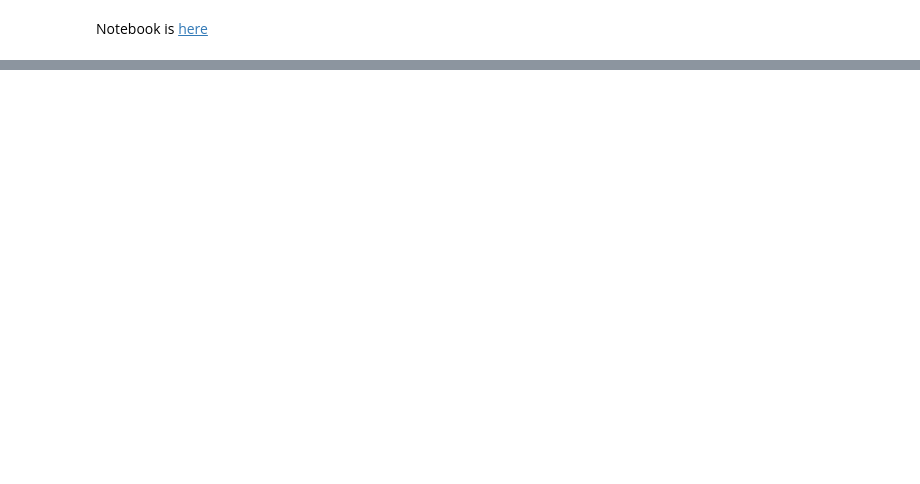
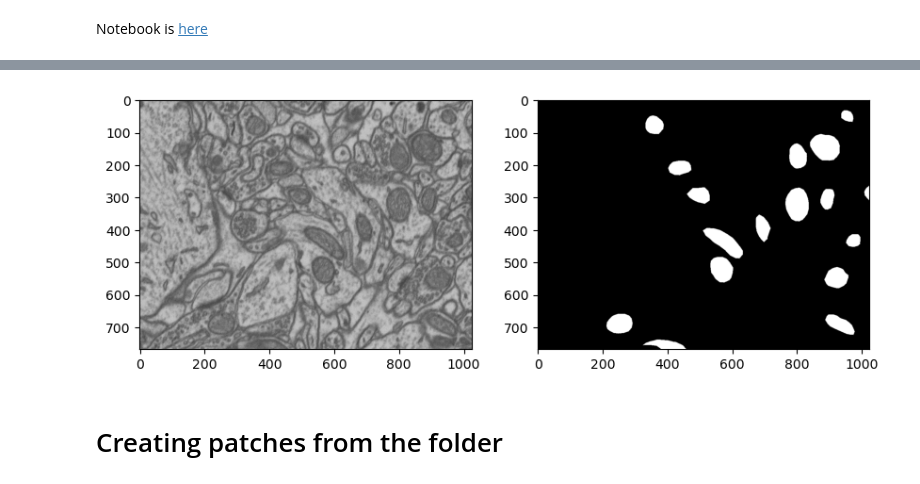
Before and after one commit to HasanGoni/fine_tune_SAM, a Jupyter notebook: nbs/01_patch_dataset.ipynb, the cells around one changed output, grey strips where cells are left out. Saved outputs shown, nothing was run; the diff lists cells and outputs as text; code cells hidden in the pictures; blank space fills up the shorter version.

```diff
--- a/nbs/01_patch_dataset.ipynb
+++ b/nbs/01_patch_dataset.ipynb
@@ -52,2 +59,16 @@ ax[1].imshow(big_msk[idx],cmap='gray');
+# %%
+#| export
+def show_rand_img(idx, im_path, msk_path):
+    images = Path(im_path).ls()
+    masks = Path(msk_path).ls()
+
+
+    if idx is None:
+        idx = np.random.choice(len(images),1)[0]
+    fig,ax = plt.subplots(1,2,figsize=(10,10))
+    img = cv2.imread(str(images[idx]))
+    msk = cv2.imread(str(masks[idx]))
+    ax[0].imshow(img,cmap='gray')
+    ax[1].imshow(msk,cmap='gray');
 # %% [markdown]
 Notebook is [here](https://github.com/bnsreenu/python_for_microscopists/blob/master/331_fine_tune_SAM_mito.ipynb)
@@ -53,0 +99,6 @@ Notebook is [here](https://github.com/bnsreenu/python_for_microscopists/blob/mas
+# %%
+show_rand_img(idx=None, im_path=im_path, msk_path=msk_path)
+# %% [output]
+[figure, added]
+# %% [markdown]
+# Creating patches from the folder
```
Also changed, not shown: parts of 16 cells of this notebook, 2 other files.
